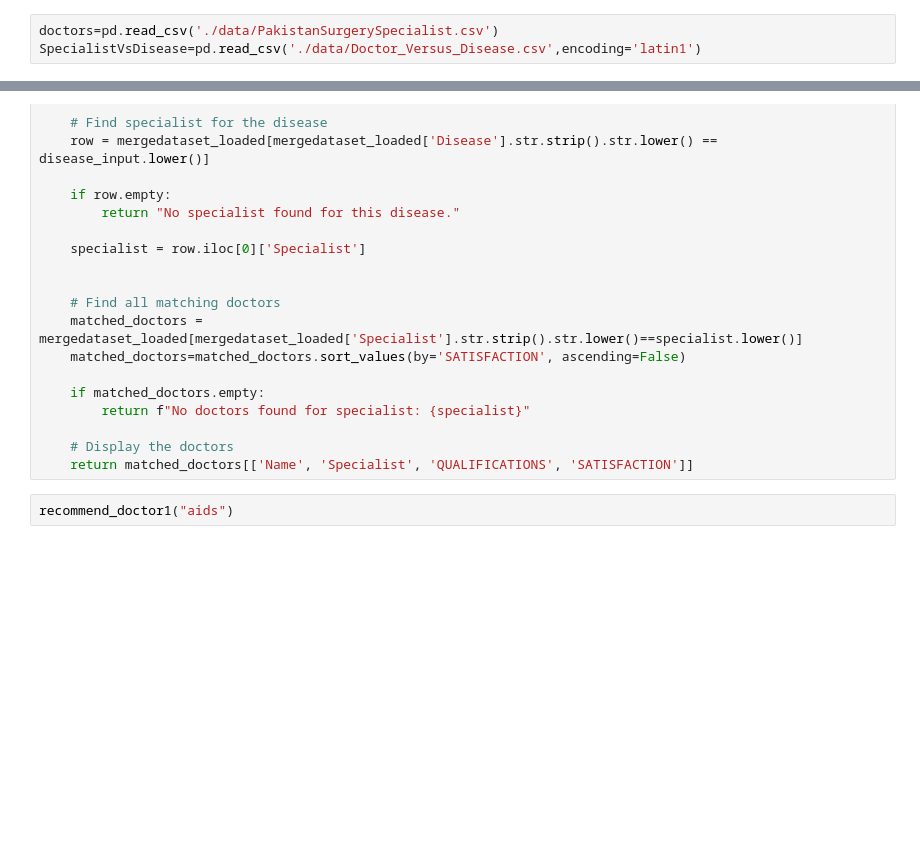
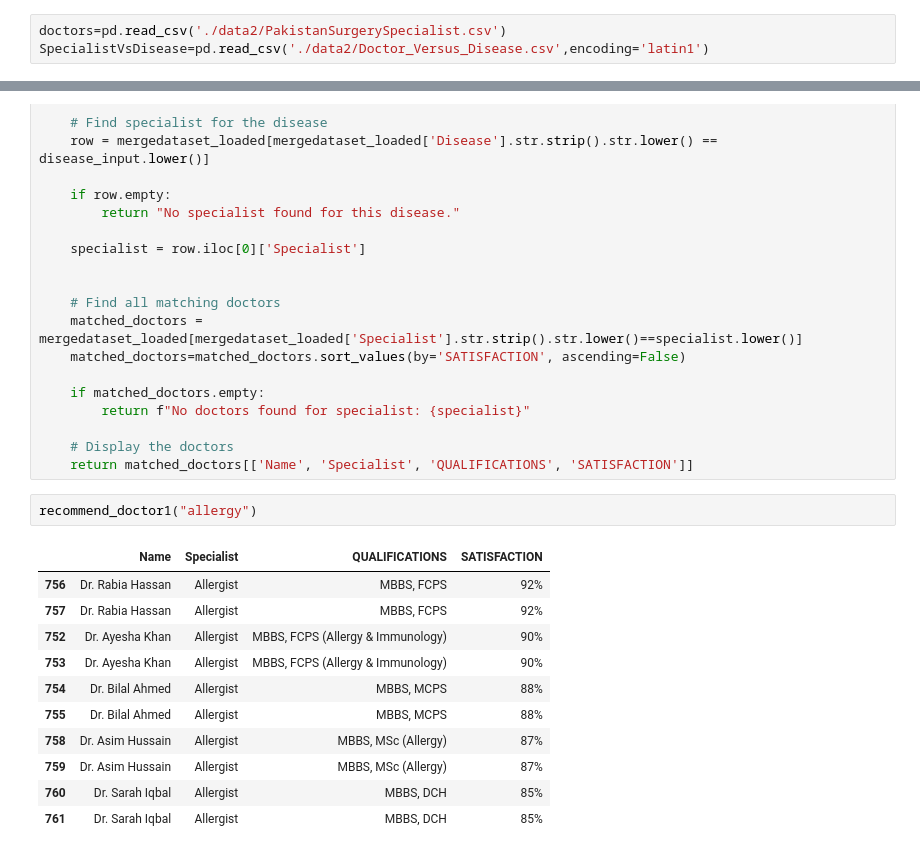
Before and after one commit to RajaulAnsari/Flask-Driven-Disease-Prediction-System, a Jupyter notebook: server/DoctorRecommendationSystem.ipynb, the cells around one changed output, grey strips where cells are left out. Cells and saved outputs as stored; diff of their text form; blank space fills up the shorter version.

```diff
--- a/server/DoctorRecommendationSystem.ipynb
+++ b/server/DoctorRecommendationSystem.ipynb
@@ -3,5 +7,5 @@ import pandas as pd
 # %%
-doctors=pd.read_csv('./data/PakistanSurgerySpecialist.csv')
-SpecialistVsDisease=pd.read_csv('./data/Doctor_Versus_Disease.csv',encoding='latin1')
+doctors=pd.read_csv('./data2/PakistanSurgerySpecialist.csv')
+SpecialistVsDisease=pd.read_csv('./data2/Doctor_Versus_Disease.csv',encoding='latin1')
 # %%
 doctors.head(100)
@@ -90,4 +200,16 @@ def recommend_doctor1(disease_input):
     # Display the doctors
     return matched_doctors[['Name', 'Specialist', 'QUALIFICATIONS', 'SATISFACTION']]
 # %%
-recommend_doctor1("aids")
+recommend_doctor1("allergy")
+# %% [output]
+|  | Name | Specialist | QUALIFICATIONS | SATISFACTION |
+| 756 | Dr. Rabia Hassan | Allergist | MBBS, FCPS | 92% |
+| 757 | Dr. Rabia Hassan | Allergist | MBBS, FCPS | 92% |
+| 752 | Dr. Ayesha Khan | Allergist | MBBS, FCPS (Allergy & Immunology) | 90% |
+| 753 | Dr. Ayesha Khan | Allergist | MBBS, FCPS (Allergy & Immunology) | 90% |
+| 754 | Dr. Bilal Ahmed | Allergist | MBBS, MCPS | 88% |
+| 755 | Dr. Bilal Ahmed | Allergist | MBBS, MCPS | 88% |
+| 758 | Dr. Asim Hussain | Allergist | MBBS, MSc (Allergy) | 87% |
+| 759 | Dr. Asim Hussain | Allergist | MBBS, MSc (Allergy) | 87% |
+| 760 | Dr. Sarah Iqbal | Allergist | MBBS, DCH | 85% |
+| 761 | Dr. Sarah Iqbal | Allergist | MBBS, DCH | 85% |
```
Also changed, not shown: parts of 12 cells of this notebook, 2 other files.
